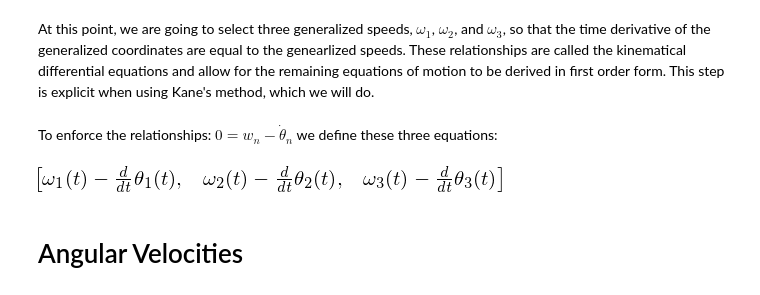
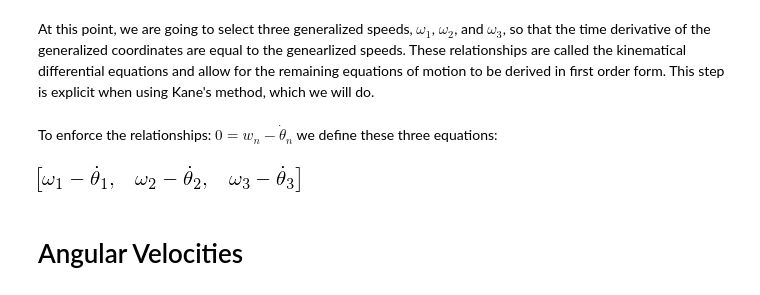
Before and after one commit to pydy/pydy-tutorial-human-standing, a Jupyter notebook: notebooks/n03_kinematics.ipynb, the cells around one changed output. Cells and saved outputs as stored; diff of their text form; code cells hidden in the pictures.

```diff
--- a/notebooks/n03_kinematics.ipynb
+++ b/notebooks/n03_kinematics.ipynb
@@ -149,12 +150,12 @@ To enforce the relationships: $0 = w_n - \dot{\theta}_n$ we define these three e
 # %%
 time = symbols('t')
 # %%
-kinematical_differential_equations = [omega1 - theta1.diff(time),
-                                      omega2 - theta2.diff(time),
-                                      omega3 - theta3.diff(time)]
+kinematical_differential_equations = [omega1 - theta1.diff(),
+                                      omega2 - theta2.diff(),
+                                      omega3 - theta3.diff()]
 kinematical_differential_equations
 # %% [output]
-[figure, old version]
+[figure, new version]
 # %% [markdown]
 # Angular Velocities
 # %% [markdown]
```
Also changed, not shown: parts of 8 cells of this notebook, 6 other files.
